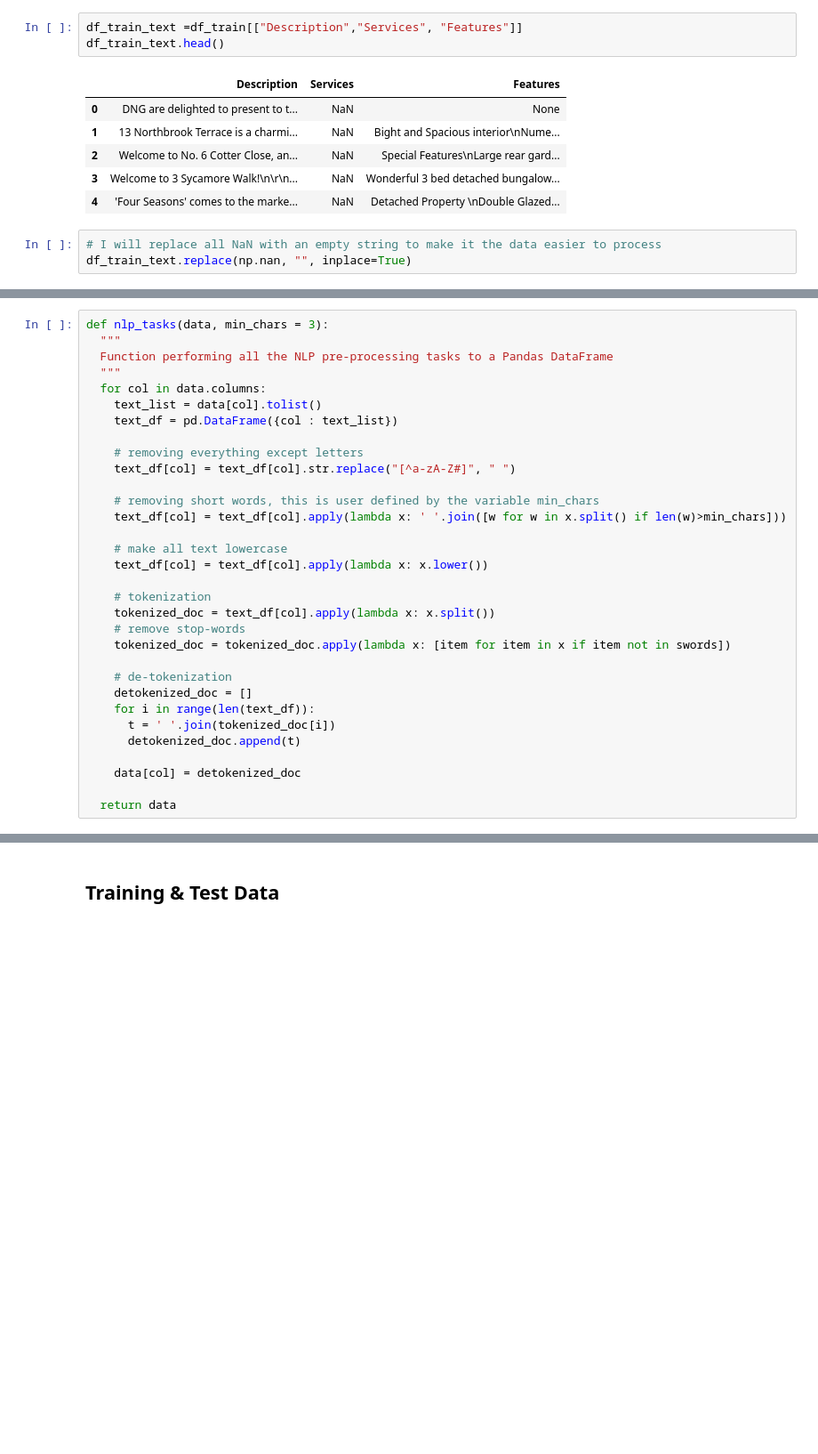
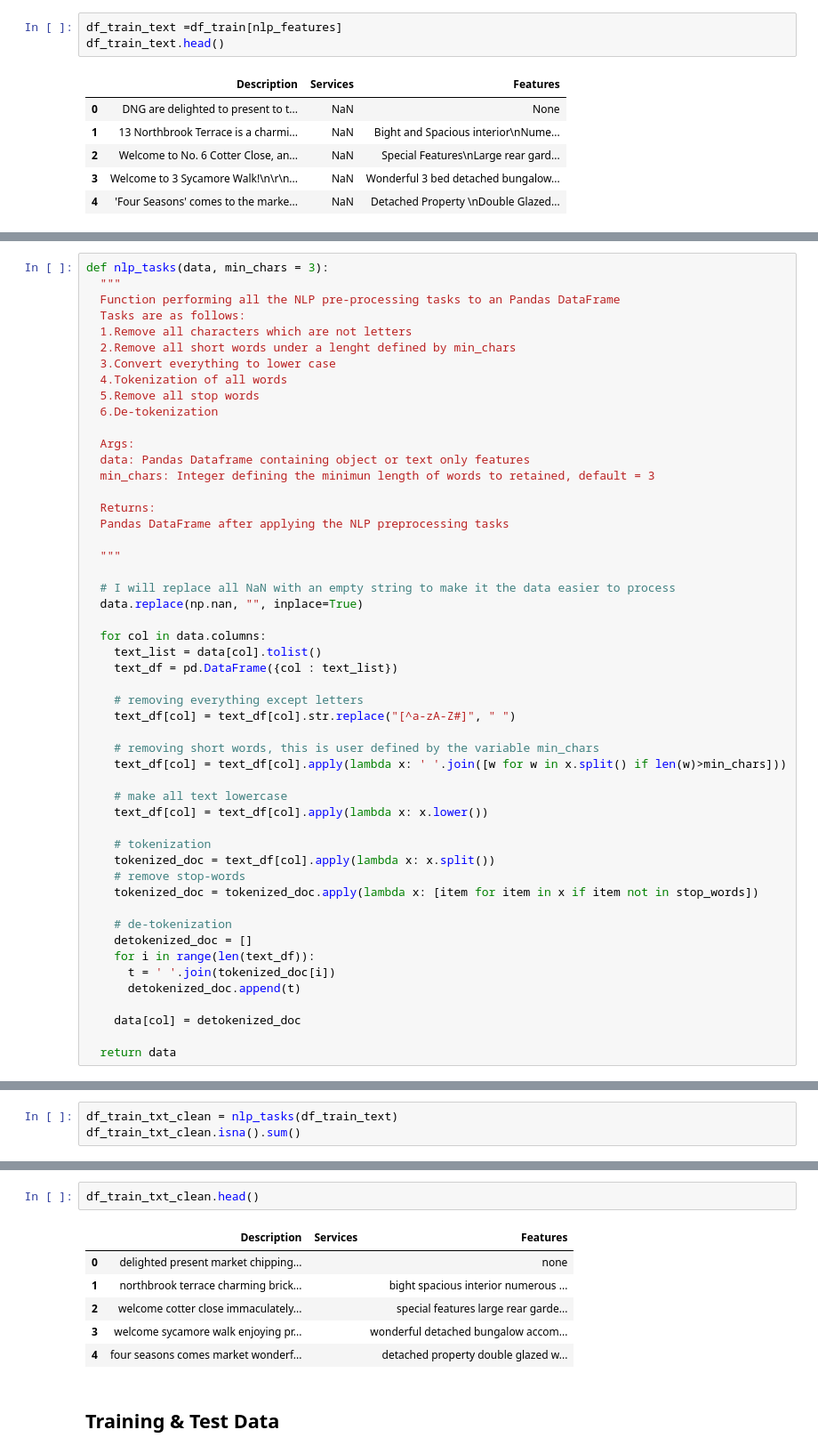
Before and after one commit to barrytl/ET5003_SEM1_2021-2, a Jupyter notebook: Week-5/ET5003_KaggleCompetition.ipynb, the cells around one changed output, grey strips where cells are left out. Shown at 89% size. Drawn from its saved outputs; the diff is of its cells as text; blank space fills up the shorter version.

```diff
--- a/Week-5/ET5003_KaggleCompetition.ipynb
+++ b/Week-5/ET5003_KaggleCompetition.ipynb
@@ -352,5 +321,5 @@ Index(['Index', 'ID', 'Location', 'Num_Bathrooms', 'Num_Beds', 'BER_class',
 # %%
-df_train_text =df_train[["Description","Services", "Features"]]
+df_train_text =df_train[nlp_features]
 df_train_text.head()
 # %% [output]
 |  | Description | Services | Features |
@@ -359,6 +328,3 @@ df_train_text.head()
 | 2 | Welcome to No. 6 Cotter Close, an... | NaN | Special Features\nLarge rear gard... |
 | 3 | Welcome to 3 Sycamore Walk!\n\r\n... | NaN | Wonderful 3 bed detached bungalow... |
 | 4 | 'Four Seasons' comes to the marke... | NaN | Detached Property \nDouble Glazed... |
-# %%
-# I will replace all NaN with an empty string to make it the data easier to process
-df_train_text.replace(np.nan, "", inplace=True)
@@ -367,8 +338,27 @@ df_train_text.replace(np.nan, "", inplace=True)
 # %%
 def nlp_tasks(data, min_chars = 3):
   """
-  Function performing all the NLP pre-processing tasks to a Pandas DataFrame
+  Function performing all the NLP pre-processing tasks to an Pandas DataFrame
+  Tasks are as follows:
+  1.Remove all characters which are not letters
+  2.Remove all short words under a lenght defined by min_chars
+  3.Convert everything to lower case
+  4.Tokenization of all words
+  5.Remove all stop words
+  6.De-tokenization
+
+  Args:
+  data: Pandas Dataframe containing object or text only features
+  min_chars: Integer defining the minimun length of words to retained, default = 3
+
+  Returns:
+  Pandas DataFrame after applying the NLP preprocessing tasks
+
   """
+
+  # I will replace all NaN with an empty string to make it the data easier to process
+  data.replace(np.nan, "", inplace=True)
+
   for col in data.columns:
     text_list = data[col].tolist()
     text_df = pd.DataFrame({col : text_list})
@@ -385,7 +375,7 @@ def nlp_tasks(data, min_chars = 3):
     # tokenization
     tokenized_doc = text_df[col].apply(lambda x: x.split())
     # remove stop-words
-    tokenized_doc = tokenized_doc.apply(lambda x: [item for item in x if item not in swords])
+    tokenized_doc = tokenized_doc.apply(lambda x: [item for item in x if item not in stop_words])
 
     # de-tokenization
     detokenized_doc = []
@@ -430,0 +389,3 @@ df_train_text
+# %%
+df_train_txt_clean = nlp_tasks(df_train_text)
+df_train_txt_clean.isna().sum()
@@ -431,3 +397,12 @@ df_train_text
+# %%
+df_train_txt_clean.head()
+# %% [output]
+|  | Description | Services | Features |
+| 0 | delighted present market chipping... |  | none |
+| 1 | northbrook terrace charming brick... |  | bight spacious interior numerous ... |
+| 2 | welcome cotter close immaculately... |  | special features large rear garde... |
+| 3 | welcome sycamore walk enjoying pr... |  | wonderful detached bungalow accom... |
+| 4 | four seasons comes market wonderf... |  | detached property double glazed w... |
 # %% [markdown]
 ## Training & Test Data
 # %%
```
Also changed, not shown: parts of 34 cells of this notebook.
